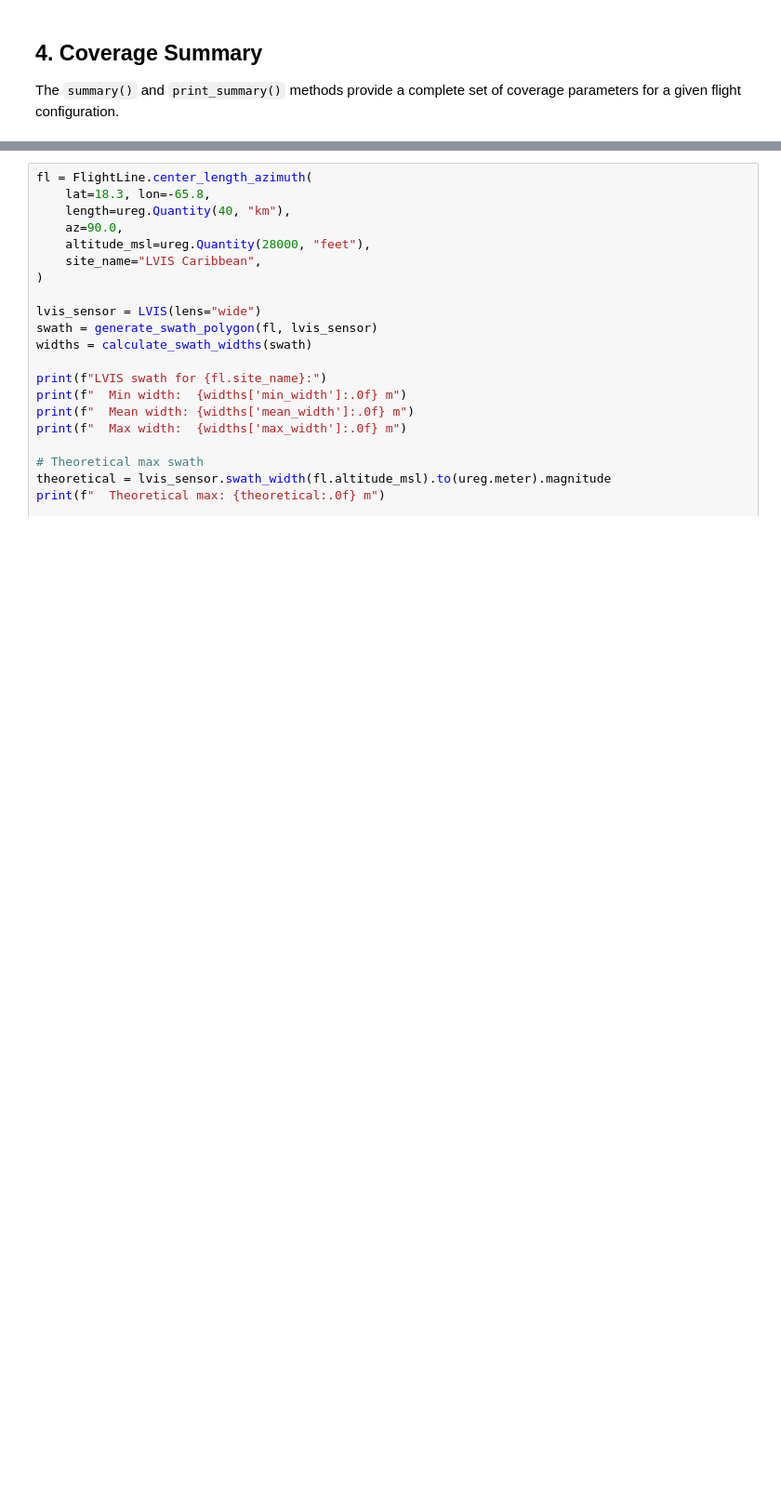
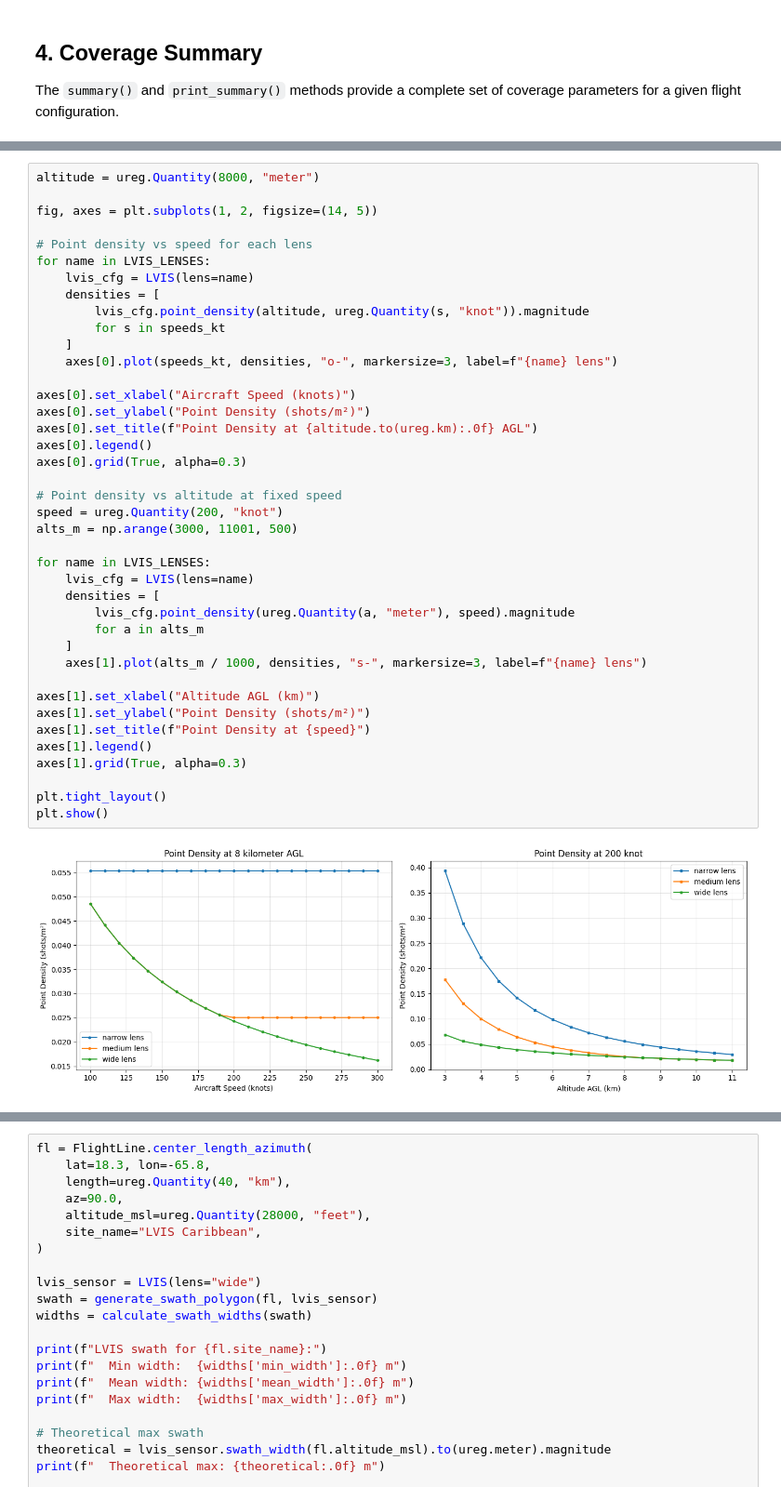
Before and after one commit to ryanpavlick/hyplan, a Jupyter notebook: notebooks/lidar_lvis_planning.ipynb, the cells around one changed output, grey strips where cells are left out. Shown at 93% size. Cells and saved outputs as stored; diff of their text form; blank space fills up the shorter version.

```diff
--- a/notebooks/lidar_lvis_planning.ipynb
+++ b/notebooks/lidar_lvis_planning.ipynb
@@ -198,0 +227,42 @@ plt.show()
+# %%
+altitude = ureg.Quantity(8000, "meter")
+
+fig, axes = plt.subplots(1, 2, figsize=(14, 5))
+
+# Point density vs speed for each lens
+for name in LVIS_LENSES:
+    lvis_cfg = LVIS(lens=name)
+    densities = [
+        lvis_cfg.point_density(altitude, ureg.Quantity(s, "knot")).magnitude
+        for s in speeds_kt
+    ]
+    axes[0].plot(speeds_kt, densities, "o-", markersize=3, label=f"{name} lens")
+
+axes[0].set_xlabel("Aircraft Speed (knots)")
+axes[0].set_ylabel("Point Density (shots/m²)")
+axes[0].set_title(f"Point Density at {altitude.to(ureg.km):.0f} AGL")
+axes[0].legend()
+axes[0].grid(True, alpha=0.3)
+
+# Point density vs altitude at fixed speed
+speed = ureg.Quantity(200, "knot")
+alts_m = np.arange(3000, 11001, 500)
+
+for name in LVIS_LENSES:
+    lvis_cfg = LVIS(lens=name)
+    densities = [
+        lvis_cfg.point_density(ureg.Quantity(a, "meter"), speed).magnitude
+        for a in alts_m
+    ]
+    axes[1].plot(alts_m / 1000, densities, "s-", markersize=3, label=f"{name} lens")
+
+axes[1].set_xlabel("Altitude AGL (km)")
+axes[1].set_ylabel("Point Density (shots/m²)")
+axes[1].set_title(f"Point Density at {speed}")
+axes[1].legend()
+axes[1].grid(True, alpha=0.3)
+
+plt.tight_layout()
+plt.show()
+# %% [output]
+[figure, added]
```
Also changed, not shown: parts of 19 cells of this notebook, 3 other files.
